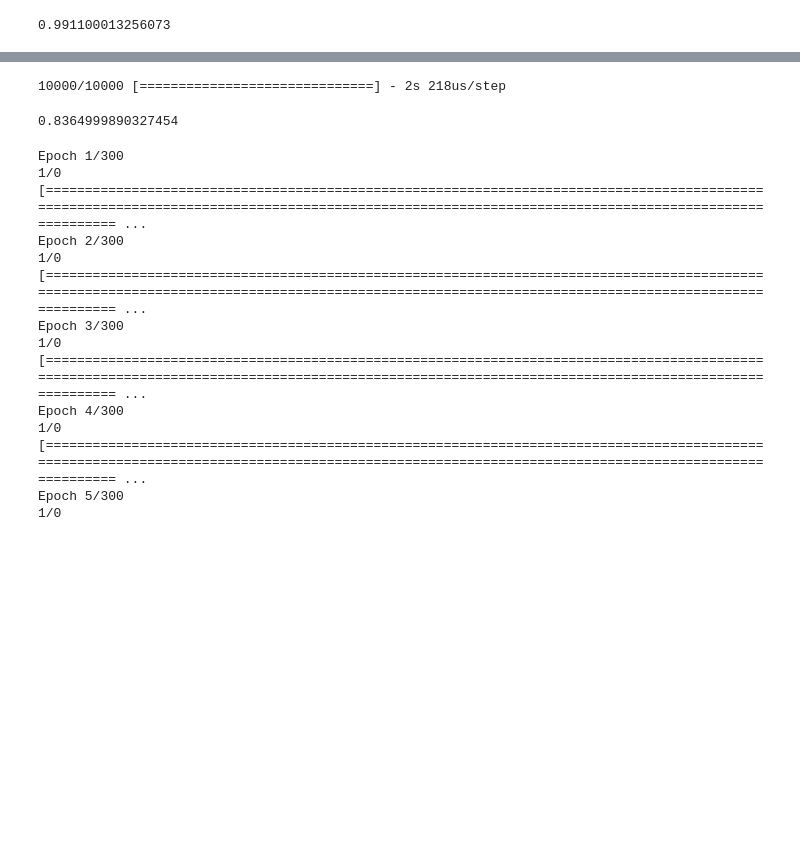
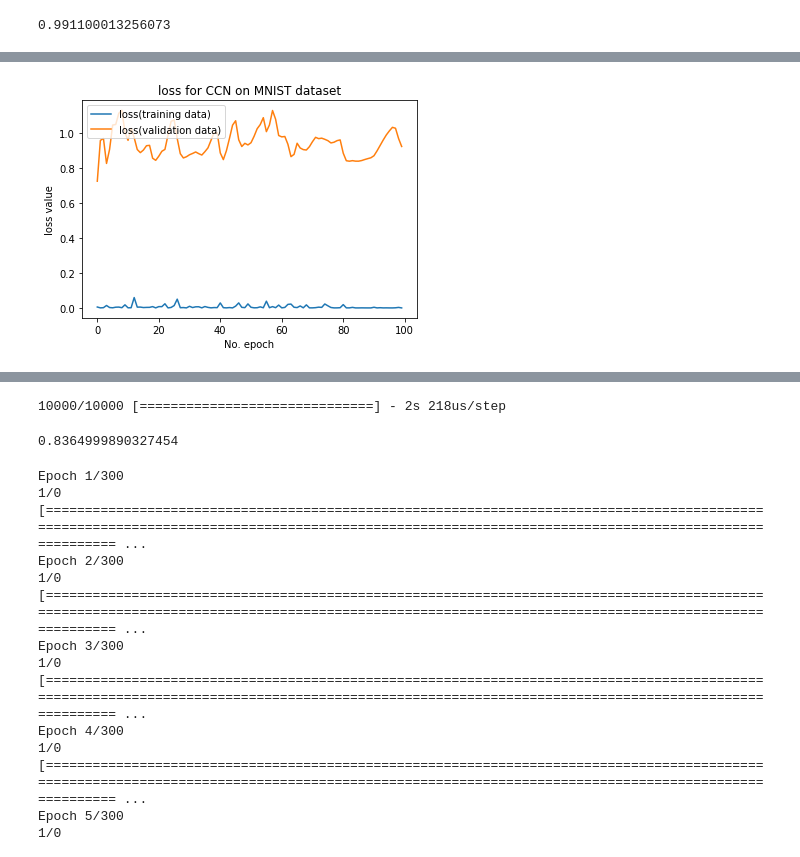
Before and after one commit to liepstik/deep_learning_MNIST_with_100_labels, a Jupyter notebook: CNN_keras.ipynb, the cells around one changed output, grey strips where cells are left out. Drawn from its saved outputs; the diff is of its cells as text; code cells hidden in the pictures; blank space fills up the shorter version.

```diff
--- a/CNN_keras.ipynb
+++ b/CNN_keras.ipynb
@@ -84,7 +84,7 @@ Xtest = Xtest.reshape((10000, 28,28,1))
 Xtest = Xtest.astype("float32")/255
 
 Ytrain = to_categorical(Ytrain)
-Ytest = to_categorical(Ytest)
+#Ytest = to_categorical(Ytest)
 # %% [markdown]
 ### Application du modèle
 # %%
@@ -203,0 +219,11 @@ Epoch 50/50
+# %%
+# Plot history: Loss
+plt.plot(history.history['loss'], label='loss(training data)')
+plt.plot(history.history['val_loss'], label='loss(validation data)')
+plt.title('loss for CCN on MNIST dataset')
+plt.ylabel('loss value')
+plt.xlabel('No. epoch')
+plt.legend(loc="upper left")
+plt.show()
+# %% [output]
+[figure, added]
```
Also changed, not shown: parts of 8 cells of this notebook.
